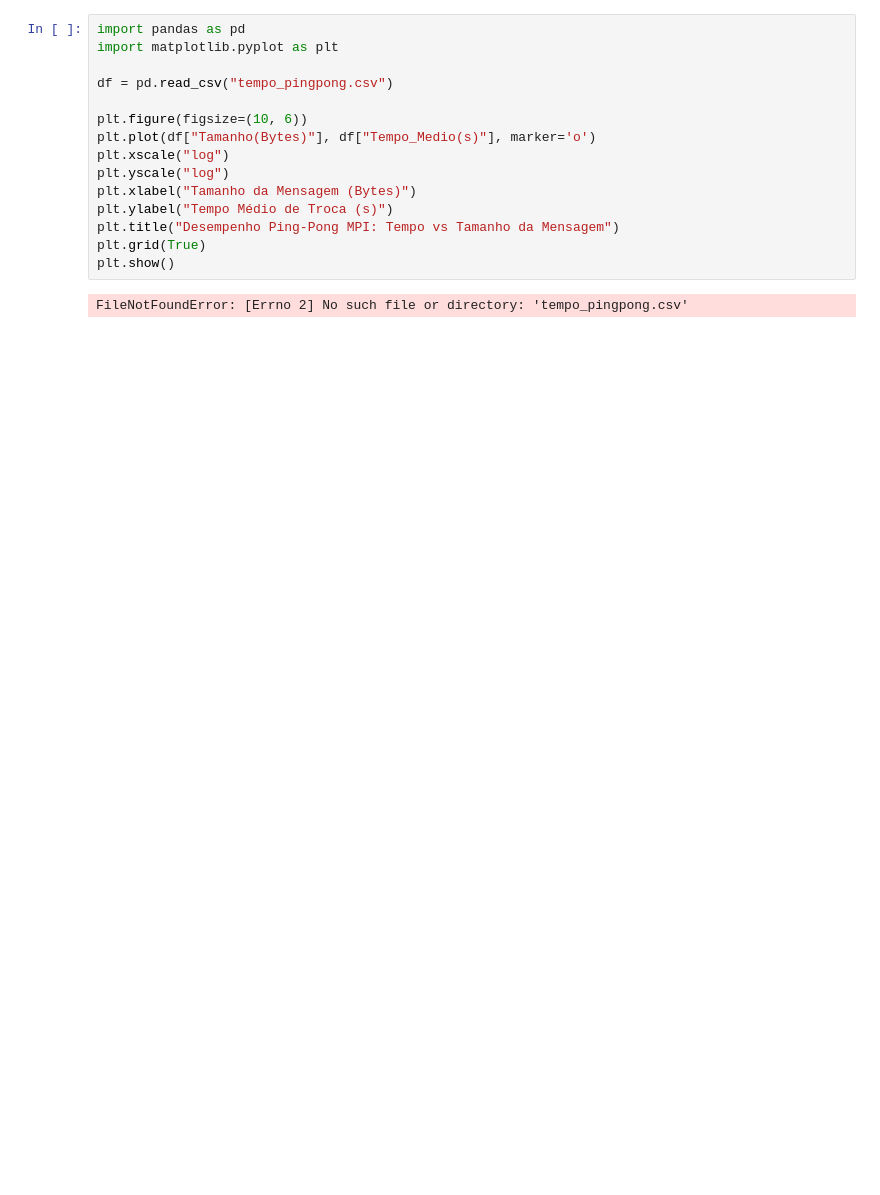
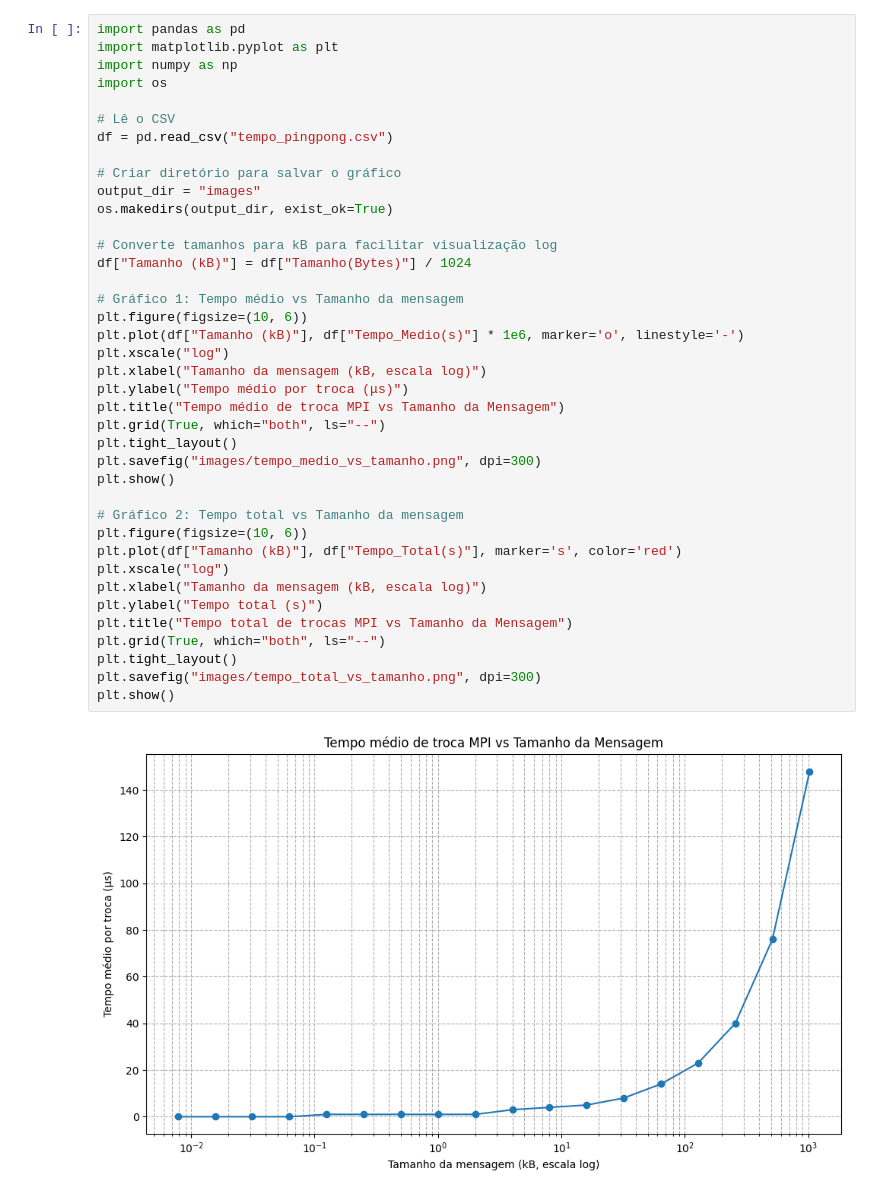
Before and after one commit to polianaraujo/parallelp, a Jupyter notebook: tarefa14/graf.ipynb, the cells around one changed output. Drawn from its saved outputs; the diff is of its cells as text; blank space fills up the shorter version.

```diff
--- a/tarefa14/graf.ipynb
+++ b/tarefa14/graf.ipynb
@@ -1,17 +1,41 @@
-# %%
-import pandas as pd
-import matplotlib.pyplot as plt
-
-df = pd.read_csv("tempo_pingpong.csv")
-
-plt.figure(figsize=(10, 6))
-plt.plot(df["Tamanho(Bytes)"], df["Tempo_Medio(s)"], marker='o')
-plt.xscale("log")
-plt.yscale("log")
-plt.xlabel("Tamanho da Mensagem (Bytes)")
-plt.ylabel("Tempo Médio de Troca (s)")
-plt.title("Desempenho Ping-Pong MPI: Tempo vs Tamanho da Mensagem")
-plt.grid(True)
-plt.show()
-# %% [output]
-FileNotFoundError: [Errno 2] No such file or directory: 'tempo_pingpong.csv'
+# %%
+import pandas as pd
+import matplotlib.pyplot as plt
+import numpy as np
+import os
+
+# Lê o CSV
+df = pd.read_csv("tempo_pingpong.csv")
+
+# Criar diretório para salvar o gráfico
+output_dir = "images"
+os.makedirs(output_dir, exist_ok=True)
+
+# Converte tamanhos para kB para facilitar visualização log
+df["Tamanho (kB)"] = df["Tamanho(Bytes)"] / 1024
+
+# Gráfico 1: Tempo médio vs Tamanho da mensagem
+plt.figure(figsize=(10, 6))
+plt.plot(df["Tamanho (kB)"], df["Tempo_Medio(s)"] * 1e6, marker='o', linestyle='-')
+plt.xscale("log")
+plt.xlabel("Tamanho da mensagem (kB, escala log)")
+plt.ylabel("Tempo médio por troca (μs)")
+plt.title("Tempo médio de troca MPI vs Tamanho da Mensagem")
+plt.grid(True, which="both", ls="--")
+plt.tight_layout()
+plt.savefig("images/tempo_medio_vs_tamanho.png", dpi=300)
+plt.show()
+
+# Gráfico 2: Tempo total vs Tamanho da mensagem
+plt.figure(figsize=(10, 6))
+plt.plot(df["Tamanho (kB)"], df["Tempo_Total(s)"], marker='s', color='red')
+plt.xscale("log")
+plt.xlabel("Tamanho da mensagem (kB, escala log)")
+plt.ylabel("Tempo total (s)")
+plt.title("Tempo total de trocas MPI vs Tamanho da Mensagem")
+plt.grid(True, which="both", ls="--")
+plt.tight_layout()
+plt.savefig("images/tempo_total_vs_tamanho.png", dpi=300)
+plt.show()
+# %% [output]
+[figure, added]
```
Also changed, not shown: parts of 1 cell of this notebook, 2 other files.
